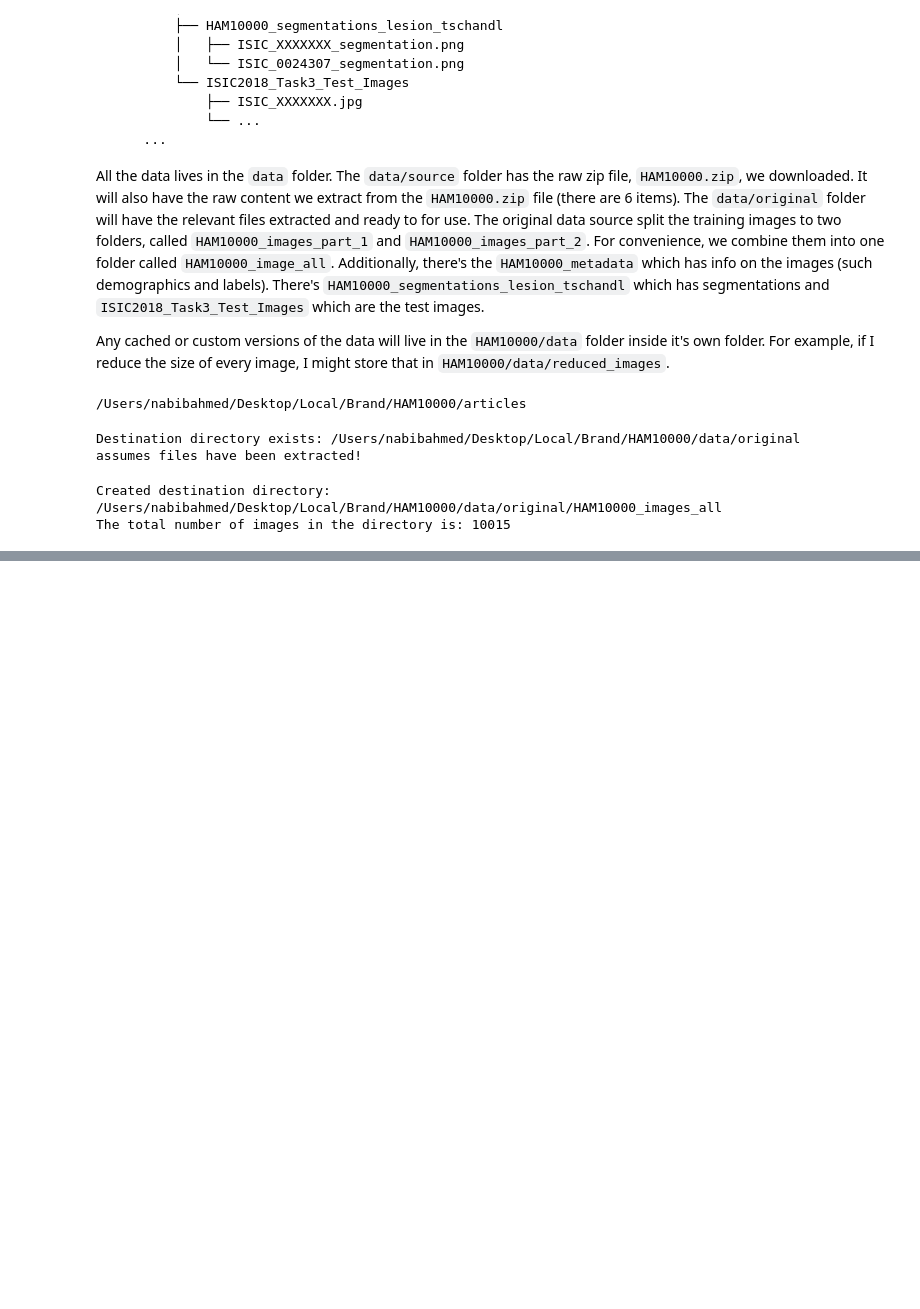
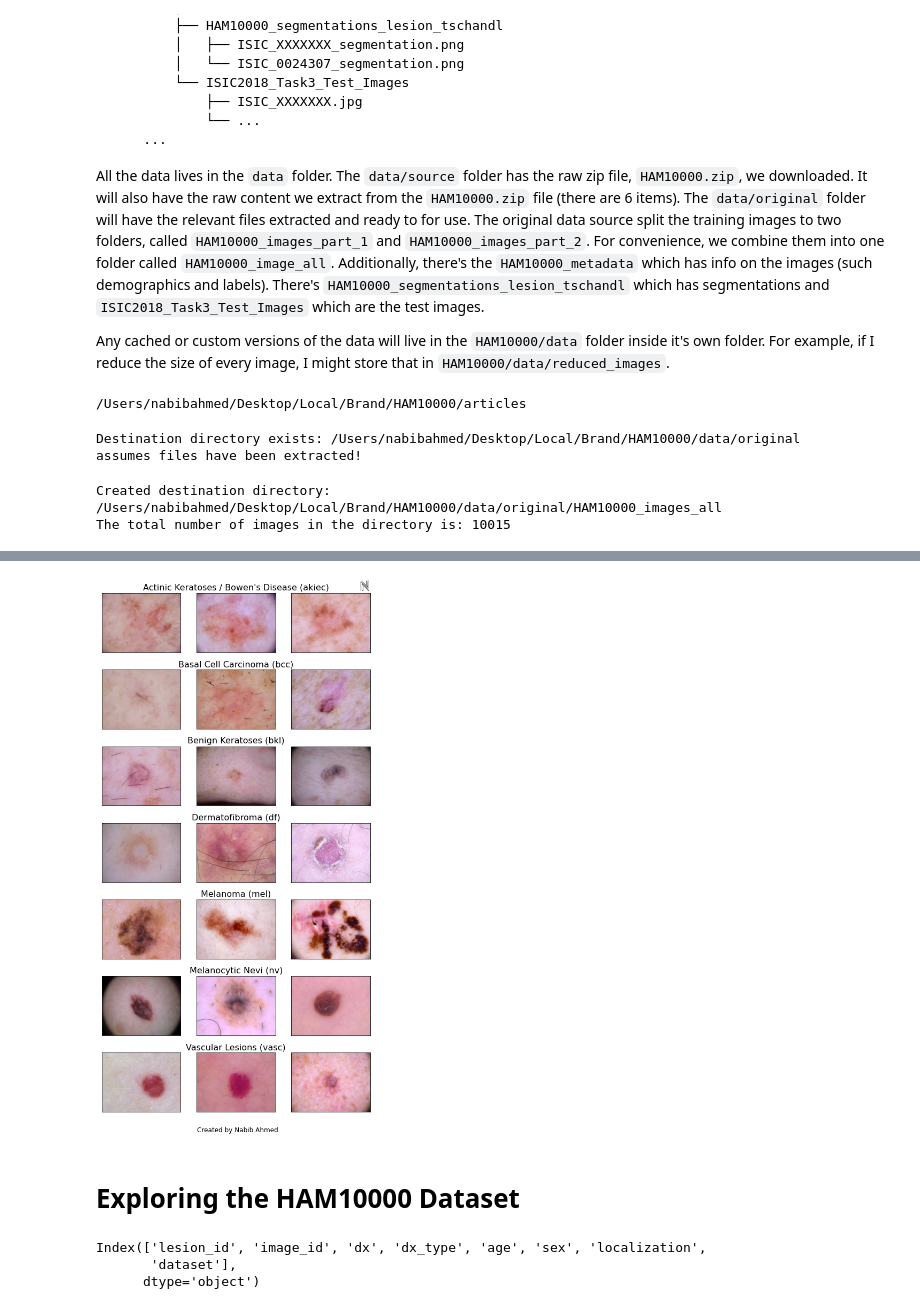
Before and after one commit to nahmed3536/HAM10000, a Jupyter notebook: articles/HAM10000.ipynb, the cells around one changed output, grey strips where cells are left out. Drawn from its saved outputs; the diff is of its cells as text; code cells hidden in the pictures; blank space fills up the shorter version.

Commit message:
Diving Deeper into the HAM10000 dataset

```diff
--- a/articles/HAM10000.ipynb
+++ b/articles/HAM10000.ipynb
@@ -134,0 +308,47 @@ The total number of images in the directory is: 10015
+# %%
+def display_diagnosis2(num_of_images : int = 1, random_state : int = 0, save: bool = False) -> None:
+    # display images
+    potential_diagnosis = ['akiec', 'bcc', 'bkl', 'df', 'mel', 'nv', 'vasc']
+    code_to_full = {
+        'akiec': "Actinic Keratoses / Bowen's Disease",
+        'bcc': "Basal Cell Carcinoma",
+        'bkl': "Benign Keratoses",
+        'df': "Dermatofibroma",
+        'mel': "Melanoma",
+        'nv': "Melanocytic Nevi",
+        'vasc': "Vascular Lesions"
+    }
+    fig, axs = plt.subplots(len(potential_diagnosis), num_of_images, figsize=(9,18))
+    for index, d in enumerate(potential_diagnosis):
+        images = image_for_diagnosis(d, num_of_images=num_of_images, random_state=random_state)
+        for i in range(len(images)):
+            axs[index, i].imshow(images[i])
+            if i == 1:
+                axs[index, i].set_title(f'{code_to_full[d]} ({d})', fontsize=16)
+            axs[index, i].set_xticks([])
+            axs[index, i].set_yticks([])
+
+    # add Created by Nabib Ahmed
+    fig.text(0.4, 0.1, "Created by Nabib Ahmed", fontsize=12)
+
+    # add Logo
+    logo = fig.add_axes([.87, .865, .03, .03], anchor='NE', zorder=2)
+    logo.imshow(LOGO)
+    logo.axis('off')
+
+    # save figure
+    name = "sample_imgs2"
+    if save:
+        plt.savefig(f"{os.path.join(base_dir, 'output', name)}.png")
+
+display_diagnosis2(num_of_images=3, random_state=5, save = True)
+# %% [output]
+[figure, added]
+# %% [markdown]
+# Exploring the HAM10000 Dataset
+# %%
+metadata_df.columns
+# %% [output]
+Index(['lesion_id', 'image_id', 'dx', 'dx_type', 'age', 'sex', 'localization',
+       'dataset'],
+      dtype='object')
```
Also changed, not shown: parts of 23 cells of this notebook.
